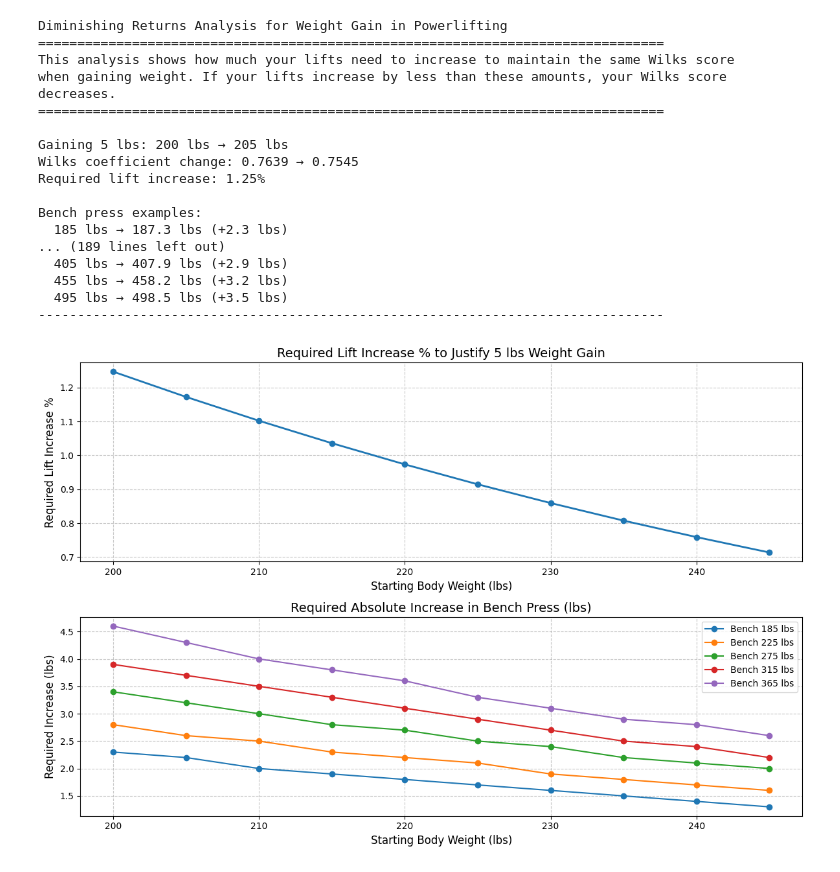
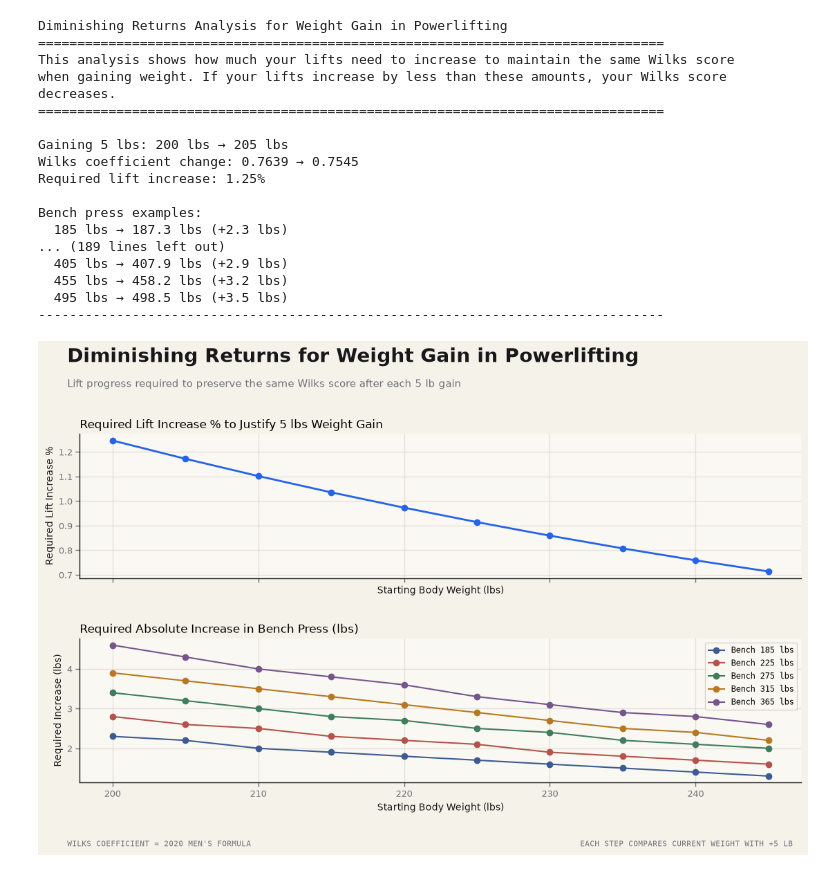
Before and after one commit to WeightliftingApp/WeightliftingApp-AnalyzeData, a Jupyter notebook: src/analyze_wilks.ipynb, the cells around one changed output. Drawn from its saved outputs; the diff is of its cells as text; code cells hidden in the pictures.

```diff
--- a/src/analyze_wilks.ipynb
+++ b/src/analyze_wilks.ipynb
@@ -595,53 +687,82 @@ for result in results:
     print("\nSquat examples:")
     for squat, increase in result["Squat Increases"].items():
         print(f"  {squat} lbs → {squat + increase:.1f} lbs (+{increase:.1f} lbs)")
 
     print("-" * 80)
 
 # Create a visualization of the diminishing returns
-plt.figure(figsize=(12, 8))
-
 # Plot the percentage increase needed in lifts
 weights = [r["Current Weight"] for r in results]
 pct_increases = [r["Lift Increase %"] for r in results]
 
-plt.subplot(2, 1, 1)
-plt.plot(weights, pct_increases, "o-", linewidth=2)
-plt.title("Required Lift Increase % to Justify 5 lbs Weight Gain", fontsize=14)
-plt.xlabel("Starting Body Weight (lbs)", fontsize=12)
-plt.ylabel("Required Lift Increase %", fontsize=12)
-plt.grid(True, linestyle="--", alpha=0.7)
+frame = notebook_frame((12, 8))
+with stacked_canvas(frame, (1, 1), hspace=0.42) as (fig, (upper, lower)):
+    upper.plot(
+        weights,
+        pct_increases,
+        "o-",
+        linewidth=2,
+        color=PALETTE.frontier,
+    )
+    upper.set_title(
+        "Required Lift Increase % to Justify 5 lbs Weight Gain",
+        fontsize=12,
+        loc="left",
+    )
+    upper.set_xlabel("Starting Body Weight (lbs)")
+    upper.set_ylabel("Required Lift Increase %")
 
-# Plot absolute increases needed for common lift values
-plt.subplot(2, 1, 2)
-for bench in bench_values:
-    increases = [r["Bench Increases"][bench] for r in results]
-    plt.plot(weights, increases, "o-", label=f"Bench {bench} lbs")
-
-plt.title("Required Absolute Increase in Bench Press (lbs)", fontsize=14)
-plt.xlabel("Starting Body Weight (lbs)", fontsize=12)
-plt.ylabel("Required Increase (lbs)", fontsize=12)
-plt.grid(True, linestyle="--", alpha=0.7)
-plt.legend()
-
-plt.tight_layout()
-plt.show()
+    # Plot absolute increases needed for common lift values
+    for i, bench in enumerate(bench_values):
+        increases = [r["Bench Increases"][bench] for r in results]
+        lower.plot(
+            weights,
+            increases,
+            "o-",
+            color=CATEGORICAL_COLORS[i % len(CATEGORICAL_COLORS)],
+            label=f"Bench {bench} lbs",
+        )
+    lower.set_title(
+        "Required Absolute Increase in Bench Press (lbs)",
+        fontsize=12,
+        loc="left",
+    )
+    lower.set_xlabel("Starting Body Weight (lbs)")
+    lower.set_ylabel("Required Increase (lbs)")
+    for ax in (upper, lower):
+        style_axes(ax, NOTEBOOK_AXES)
+    style_legend(lower)
+    add_header(
+        fig,
+        frame,
+        "Diminishing Returns for Weight Gain in Powerlifting",
+        "Lift progress required to preserve the same Wilks score after each 5 lb gain",
+        (),
+    )
+    add_footer(
+        fig,
+        frame,
+        "WILKS COEFFICIENT = 2020 MEN'S FORMULA",
+        "EACH STEP COMPARES CURRENT WEIGHT WITH +5 LB",
+        right_weight="normal",
+    )
+    plt.show()
 # %% [output]
 Diminishing Returns Analysis for Weight Gain in Powerlifting
 ================================================================================
 This analysis shows how much your lifts need to increase to maintain the same Wilks score
 when gaining weight. If your lifts increase by less than these amounts, your Wilks score decreases.
 ================================================================================
 
 Gaining 5 lbs: 200 lbs → 205 lbs
 Wilks coefficient change: 0.7639 → 0.7545
 Required lift increase: 1.25%
 
 Bench press examples:
   185 lbs → 187.3 lbs (+2.3 lbs)
 ... (189 lines left out)
   405 lbs → 407.9 lbs (+2.9 lbs)
   455 lbs → 458.2 lbs (+3.2 lbs)
   495 lbs → 498.5 lbs (+3.5 lbs)
 --------------------------------------------------------------------------------
-[figure, old version]
+[figure, new version]
```
Also changed, not shown: parts of 4 cells of this notebook, 5 other files.
